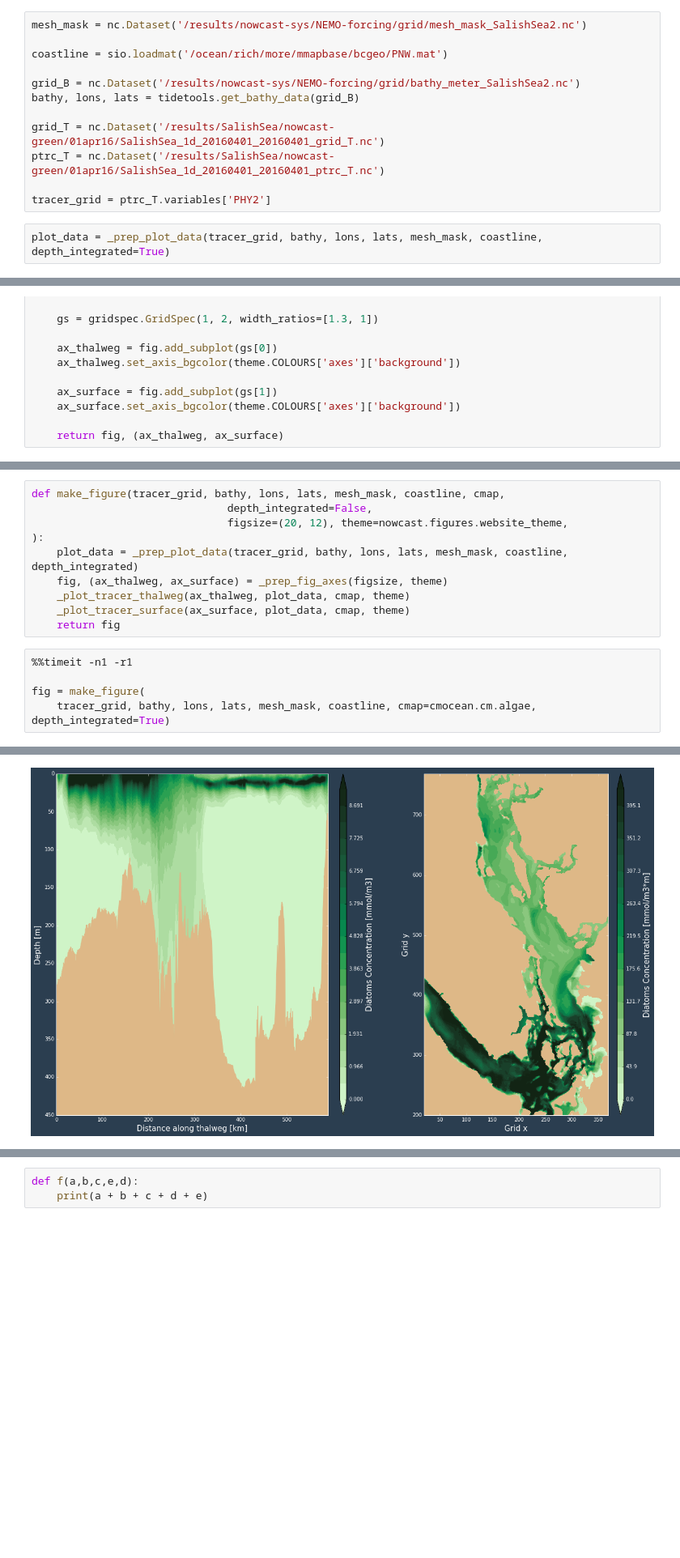
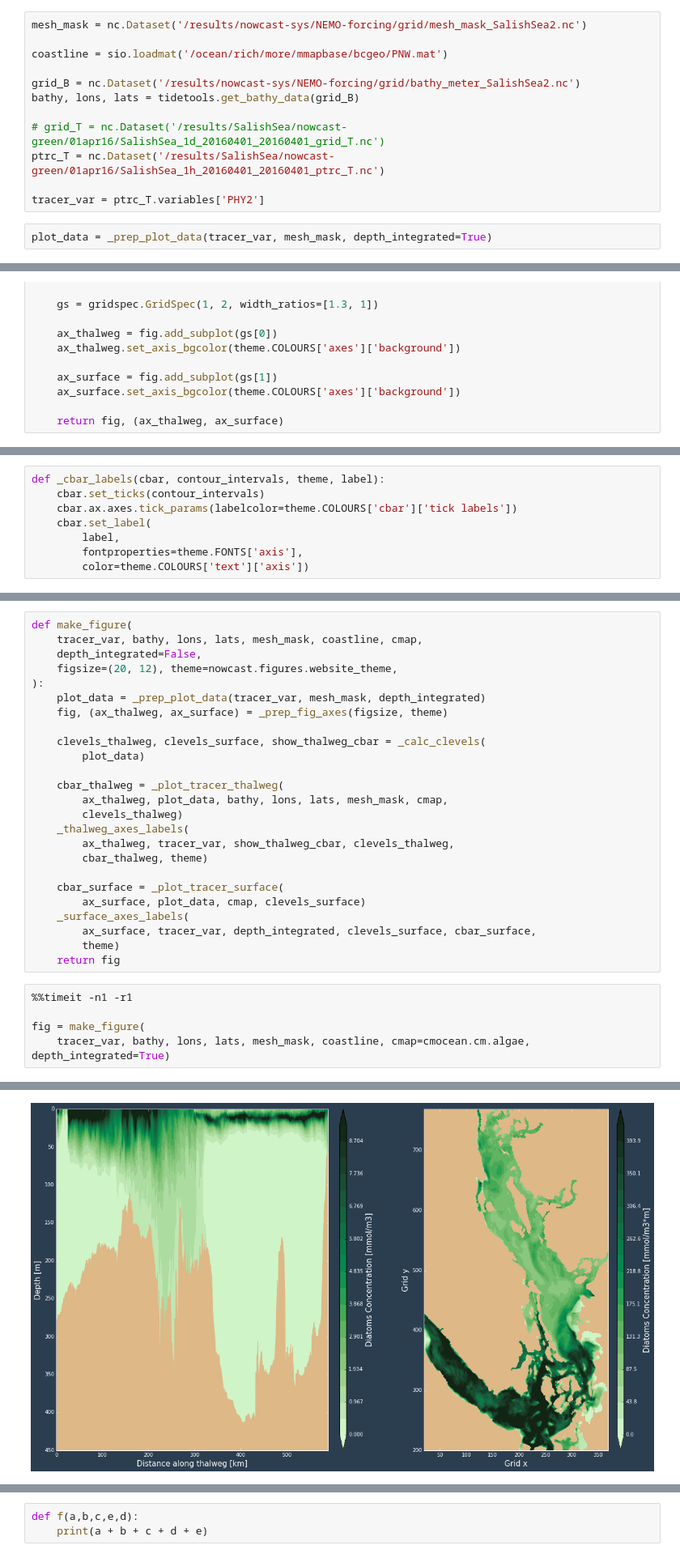
Before and after one commit to SalishSeaCast/SalishSeaNowcast, a Jupyter notebook: notebooks/figures/research/DevelopTracerThalwegAndSurfaceModule.ipynb, the cells around one changed output, grey strips where cells are left out. Shown at 81% size. Saved outputs shown, nothing was run; the diff lists cells and outputs as text; blank space fills up the shorter version.

```diff
--- a/notebooks/figures/research/DevelopTracerThalwegAndSurfaceModule.ipynb
+++ b/notebooks/figures/research/DevelopTracerThalwegAndSurfaceModule.ipynb
@@ -123,12 +77,12 @@ coastline = sio.loadmat('/ocean/rich/more/mmapbase/bcgeo/PNW.mat')
 grid_B = nc.Dataset('/results/nowcast-sys/NEMO-forcing/grid/bathy_meter_SalishSea2.nc')
 bathy, lons, lats = tidetools.get_bathy_data(grid_B)
 
-grid_T = nc.Dataset('/results/SalishSea/nowcast-green/01apr16/SalishSea_1d_20160401_20160401_grid_T.nc')
-ptrc_T = nc.Dataset('/results/SalishSea/nowcast-green/01apr16/SalishSea_1d_20160401_20160401_ptrc_T.nc')
+# grid_T = nc.Dataset('/results/SalishSea/nowcast-green/01apr16/SalishSea_1d_20160401_20160401_grid_T.nc')
+ptrc_T = nc.Dataset('/results/SalishSea/nowcast-green/01apr16/SalishSea_1h_20160401_20160401_ptrc_T.nc')
 
-tracer_grid = ptrc_T.variables['PHY2']
+tracer_var = ptrc_T.variables['PHY2']
 # %%
-plot_data = _prep_plot_data(tracer_grid, bathy, lons, lats, mesh_mask, coastline, depth_integrated=True)
+plot_data = _prep_plot_data(tracer_var, mesh_mask, depth_integrated=True)
 # %% [markdown]
 ## `_prep_fig_axes() Function`
 # %%
@@ -148 +149,9 @@ def _prep_fig_axes(figsize, theme):
+# %%
+def _cbar_labels(cbar, contour_intervals, theme, label):
+    cbar.set_ticks(contour_intervals)
+    cbar.ax.axes.tick_params(labelcolor=theme.COLOURS['cbar']['tick labels'])
+    cbar.set_label(
+        label,
+        fontproperties=theme.FONTS['axis'],
+        color=theme.COLOURS['text']['axis'])
 # %%
@@ -198,16 +201,31 @@ def _plot_tracer_surface(ax, plot_data, cmap, theme):
 # %%
-def make_figure(tracer_grid, bathy, lons, lats, mesh_mask, coastline, cmap,
-                               depth_integrated=False,
-                               figsize=(20, 12), theme=nowcast.figures.website_theme,
+def make_figure(
+    tracer_var, bathy, lons, lats, mesh_mask, coastline, cmap,
+    depth_integrated=False,
+    figsize=(20, 12), theme=nowcast.figures.website_theme,
 ):
-    plot_data = _prep_plot_data(tracer_grid, bathy, lons, lats, mesh_mask, coastline, depth_integrated)
+    plot_data = _prep_plot_data(tracer_var, mesh_mask, depth_integrated)
     fig, (ax_thalweg, ax_surface) = _prep_fig_axes(figsize, theme)
-    _plot_tracer_thalweg(ax_thalweg, plot_data, cmap, theme)
-    _plot_tracer_surface(ax_surface, plot_data, cmap, theme)
+
+    clevels_thalweg, clevels_surface, show_thalweg_cbar = _calc_clevels(
+        plot_data)
+
+    cbar_thalweg = _plot_tracer_thalweg(
+        ax_thalweg, plot_data, bathy, lons, lats, mesh_mask, cmap,
+        clevels_thalweg)
+    _thalweg_axes_labels(
+        ax_thalweg, tracer_var, show_thalweg_cbar, clevels_thalweg,
+        cbar_thalweg, theme)
+
+    cbar_surface = _plot_tracer_surface(
+        ax_surface, plot_data, cmap, clevels_surface)
+    _surface_axes_labels(
+        ax_surface, tracer_var, depth_integrated, clevels_surface, cbar_surface,
+        theme)
     return fig
 # %%
 %%timeit -n1 -r1
 
 fig = make_figure(
-    tracer_grid, bathy, lons, lats, mesh_mask, coastline, cmap=cmocean.cm.algae, depth_integrated=True)
+    tracer_var, bathy, lons, lats, mesh_mask, coastline, cmap=cmocean.cm.algae, depth_integrated=True)
 # %% [output]
@@ -215,4 +233,4 @@ fig = make_figure(
-[figure, old version]
+[figure, new version]
 # %%
 for tracer in ptrc_T.variables.keys():
     var = ptrc_T.variables[tracer]
```
Also changed, not shown: parts of 10 cells of this notebook, 3 other files.
